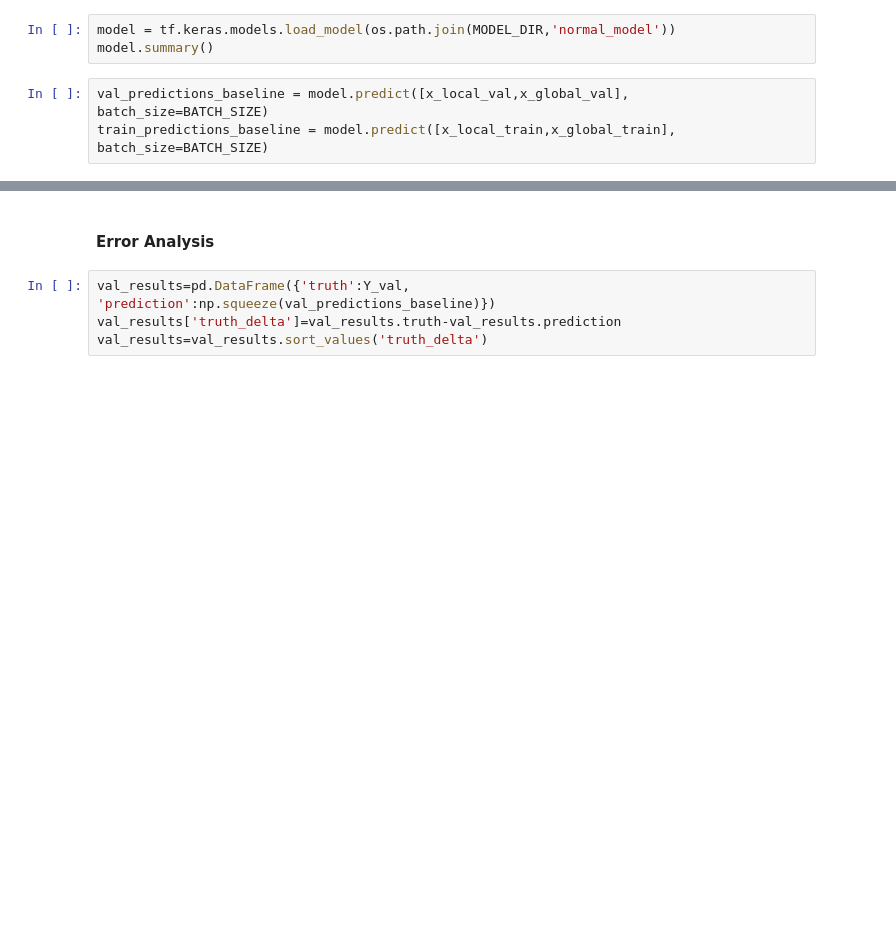
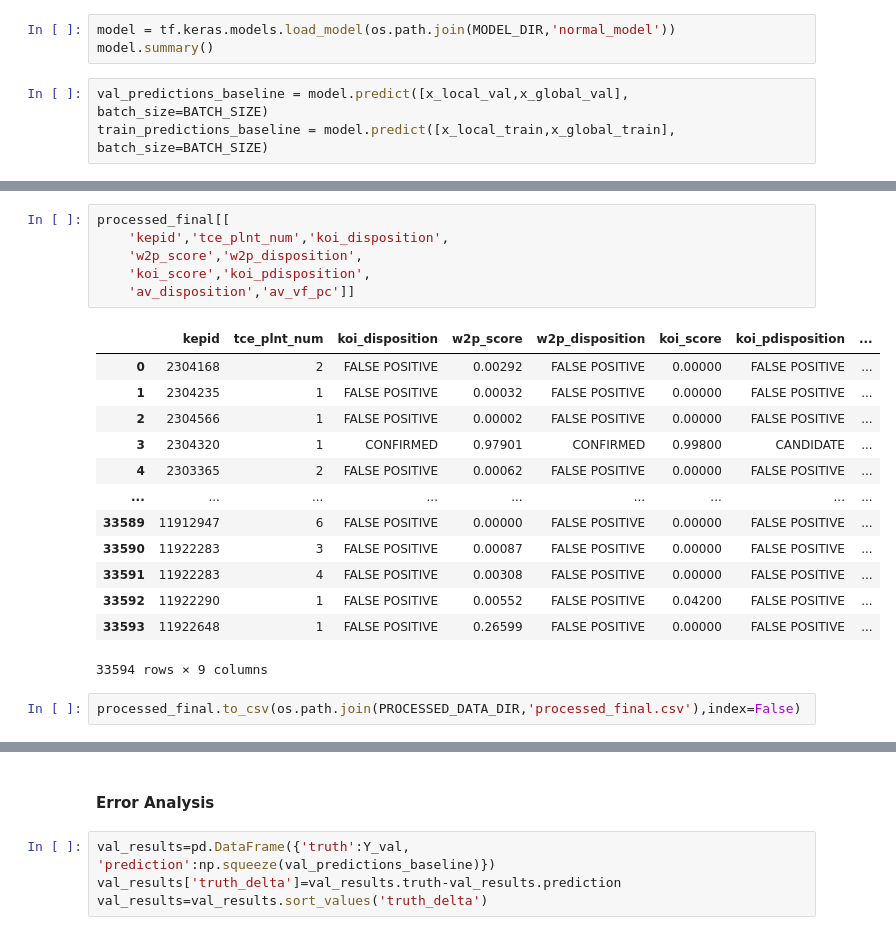
Before and after one commit to travisrmetz/w210, a Jupyter notebook: w2p/exoplanet_model.ipynb, the cells around one changed output, grey strips where cells are left out. Cells and saved outputs as stored; diff of their text form; blank space fills up the shorter version.

```diff
--- a/w2p/exoplanet_model.ipynb
+++ b/w2p/exoplanet_model.ipynb
@@ -466,0 +576,22 @@ Accuracy:  0.9613037654412859
+# %%
+processed_final[[
+    'kepid','tce_plnt_num','koi_disposition',
+    'w2p_score','w2p_disposition',
+    'koi_score','koi_pdisposition',
+    'av_disposition','av_vf_pc']]
+# %% [output]
+|  | kepid | tce_plnt_num | koi_disposition | w2p_score | w2p_disposition | koi_score | koi_pdisposition | ... |
+| 0 | 2304168 | 2 | FALSE POSITIVE | 0.00292 | FALSE POSITIVE | 0.00000 | FALSE POSITIVE | ... |
+| 1 | 2304235 | 1 | FALSE POSITIVE | 0.00032 | FALSE POSITIVE | 0.00000 | FALSE POSITIVE | ... |
+| 2 | 2304566 | 1 | FALSE POSITIVE | 0.00002 | FALSE POSITIVE | 0.00000 | FALSE POSITIVE | ... |
+| 3 | 2304320 | 1 | CONFIRMED | 0.97901 | CONFIRMED | 0.99800 | CANDIDATE | ... |
+| 4 | 2303365 | 2 | FALSE POSITIVE | 0.00062 | FALSE POSITIVE | 0.00000 | FALSE POSITIVE | ... |
+| ... | ... | ... | ... | ... | ... | ... | ... | ... |
+| 33589 | 11912947 | 6 | FALSE POSITIVE | 0.00000 | FALSE POSITIVE | 0.00000 | FALSE POSITIVE | ... |
+| 33590 | 11922283 | 3 | FALSE POSITIVE | 0.00087 | FALSE POSITIVE | 0.00000 | FALSE POSITIVE | ... |
+| 33591 | 11922283 | 4 | FALSE POSITIVE | 0.00308 | FALSE POSITIVE | 0.00000 | FALSE POSITIVE | ... |
+| 33592 | 11922290 | 1 | FALSE POSITIVE | 0.00552 | FALSE POSITIVE | 0.04200 | FALSE POSITIVE | ... |
+| 33593 | 11922648 | 1 | FALSE POSITIVE | 0.26599 | FALSE POSITIVE | 0.00000 | FALSE POSITIVE | ... |
+33594 rows × 9 columns
+# %%
+processed_final.to_csv(os.path.join(PROCESSED_DATA_DIR,'processed_final.csv'),index=False)
```
Also changed, not shown: parts of 16 cells of this notebook, 3 other files.
